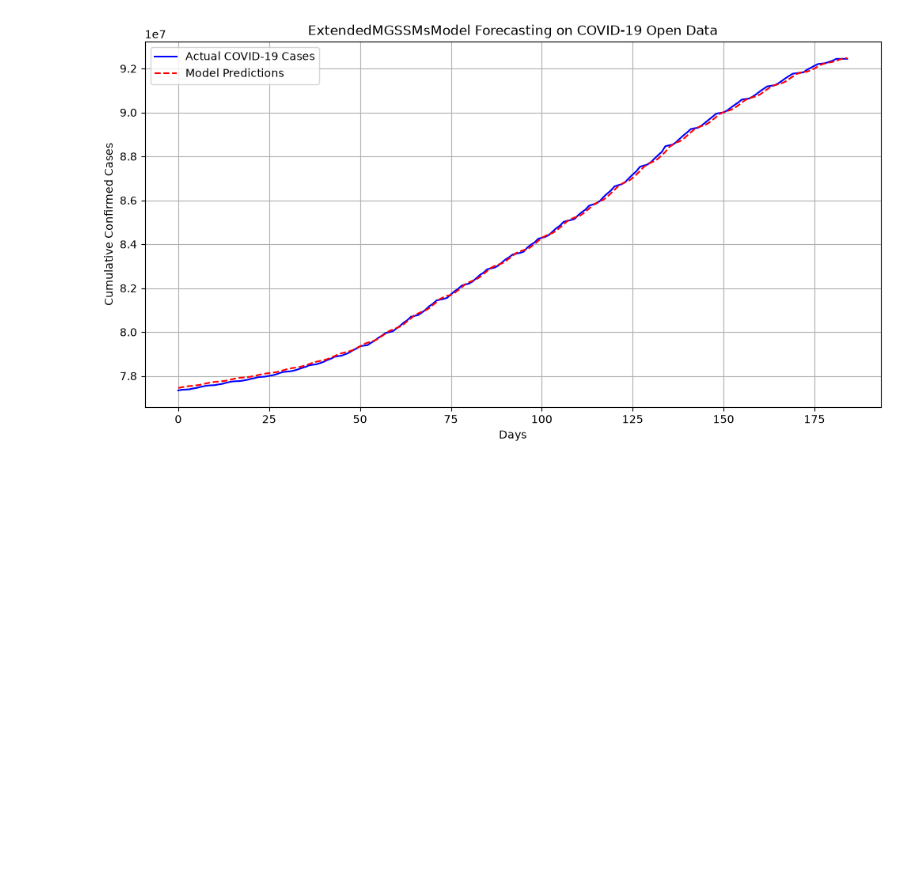
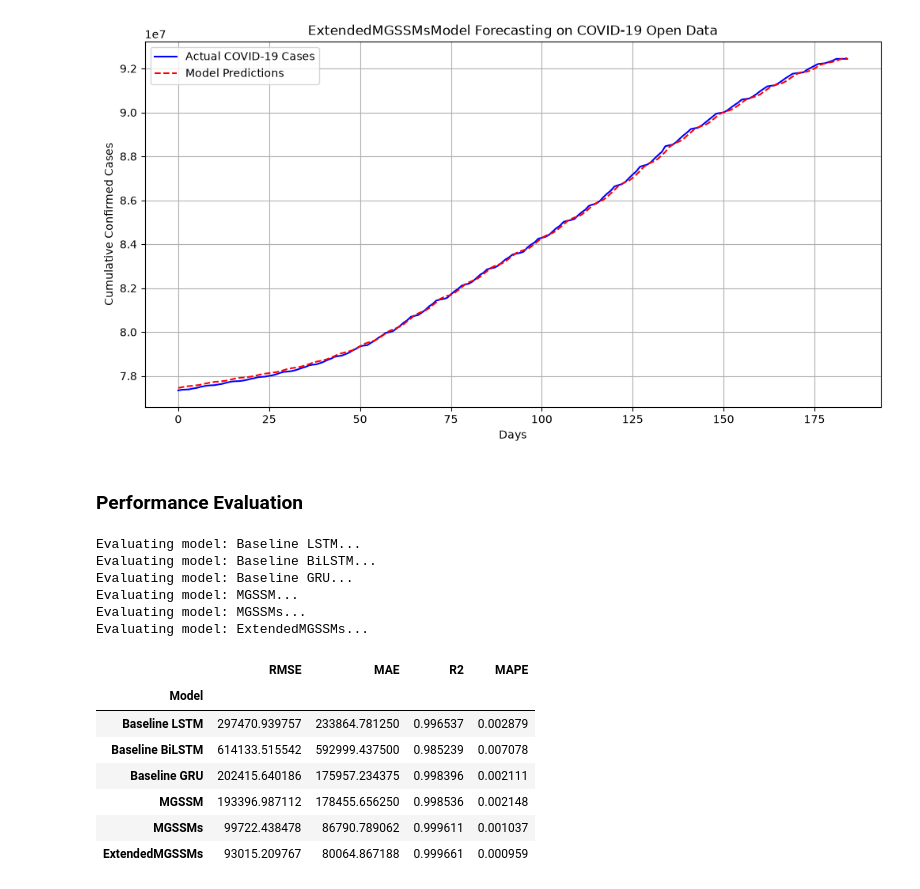
Before and after one commit to rukpakawong/Extended-MG-SSM-s, a Jupyter notebook: notebooks/experiment.ipynb, the cells around one changed output. Cells and saved outputs as stored; diff of their text form; code cells hidden in the pictures; blank space fills up the shorter version.

Commit message:
Build evaluator

```diff
--- a/notebooks/experiment.ipynb
+++ b/notebooks/experiment.ipynb
@@ -64,19 +53,19 @@ Prepared Training batches: 13 | Validation batches: 3
 # %% [markdown]
 ### Setting Models
 # %%
-model_config_list = [
-    LSTMModel(input_size=1, hidden_size=256, num_layers=1, output_size=1),
-    BiLSTMModel(input_size=1, hidden_size=256, num_layers=1, output_size=1),
-    GRUModel(input_size=1, hidden_size=128, num_layers=1, output_size=1),
-    MGSSMModel(input_size=1, hidden_size=64, num_layers=1, output_size=1, gate_size=32),
-    MGSSMsModel(input_size=1, hidden_size=64, num_layers=1, output_size=1, gate_size=32),
-    ExtendedMGSSMsModel(input_size=1, hidden_size=64, num_layers=1, output_size=1, gate_size=32, p=2)
-]
+model_config_dict = {
+    "Baseline LSTM": LSTMModel(input_size=1, hidden_size=256, num_layers=1, output_size=1),
+    "Baseline BiLSTM": BiLSTMModel(input_size=1, hidden_size=256, num_layers=1, output_size=1),
+    "Baseline GRU": GRUModel(input_size=1, hidden_size=128, num_layers=1, output_size=1),
+    "MGSSM": MGSSMModel(input_size=1, hidden_size=64, num_layers=1, output_size=1, gate_size=32),
+    "MGSSMs": MGSSMsModel(input_size=1, hidden_size=64, num_layers=1, output_size=1, gate_size=32),
+    "ExtendedMGSSMs": ExtendedMGSSMsModel(input_size=1, hidden_size=64, num_layers=1, output_size=1, gate_size=32, p=2)
+}
 # %% [markdown]
 ### Training Models
 # %%
 model_trained = []
-for model in model_config_list:
+for model in model_config_dict.values():
     print(f"Training model: {model.__class__.__name__}")
     trainer = Trainer(
         model=model,
@@ -139,7 +128,7 @@ def plot_predictions(model, val_loader, scaler):
     plt.grid(True)
     plt.show()
 # %%
-for model_config in model_config_list:
+for model_config in model_config_dict.values():
     # analyze the model from the checkpoint
     model_config.load_state_dict(torch.load(f"checkpoints/best_{model_config.__class__.__name__}.pth"))
     plot_predictions(model_config, val_loader, scaler)
@@ -150,3 +139,28 @@ for model_config in model_config_list:
 [figure]
 [figure]
 [figure]
+# %% [markdown]
+### Performance Evaluation
+# %%
+trained_model_dict = {}
+for model_name, model_config in model_config_dict.items():
+    # analyze the model from the checkpoint
+    model_config.load_state_dict(torch.load(f"checkpoints/best_{model_config.__class__.__name__}.pth"))
+    trained_model_dict[model_name] = model_config
+evaluator = Evaluator()
+evaluator.compare_models(trained_model_dict, val_loader, scaler)
+# %% [output]
+Evaluating model: Baseline LSTM...
+Evaluating model: Baseline BiLSTM...
+Evaluating model: Baseline GRU...
+Evaluating model: MGSSM...
+Evaluating model: MGSSMs...
+Evaluating model: ExtendedMGSSMs...
+|  | RMSE | MAE | R2 | MAPE |
+| Model |  |  |  |  |
+| Baseline LSTM | 297470.939757 | 233864.781250 | 0.996537 | 0.002879 |
+| Baseline BiLSTM | 614133.515542 | 592999.437500 | 0.985239 | 0.007078 |
+| Baseline GRU | 202415.640186 | 175957.234375 | 0.998396 | 0.002111 |
+| MGSSM | 193396.987112 | 178455.656250 | 0.998536 | 0.002148 |
+| MGSSMs | 99722.438478 | 86790.789062 | 0.999611 | 0.001037 |
+| ExtendedMGSSMs | 93015.209767 | 80064.867188 | 0.999661 | 0.000959 |
```
Also changed, not shown: parts of 2 cells of this notebook, 2 other files.
